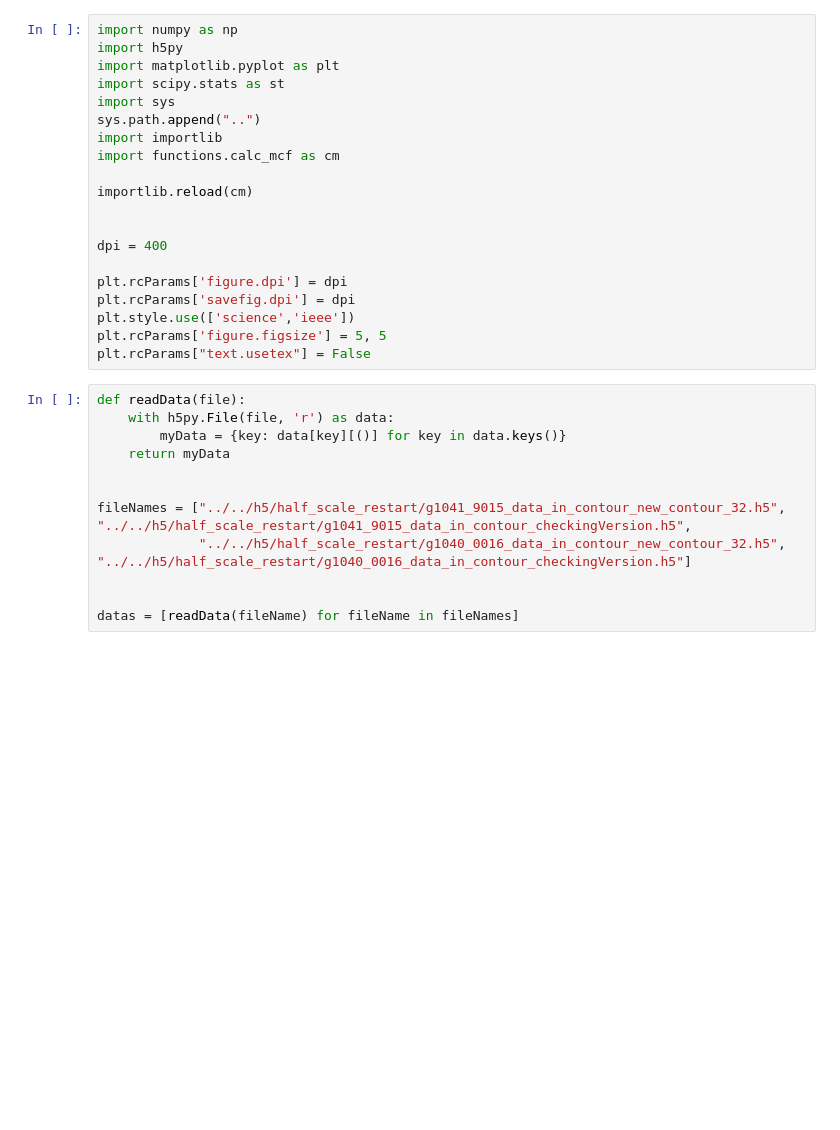
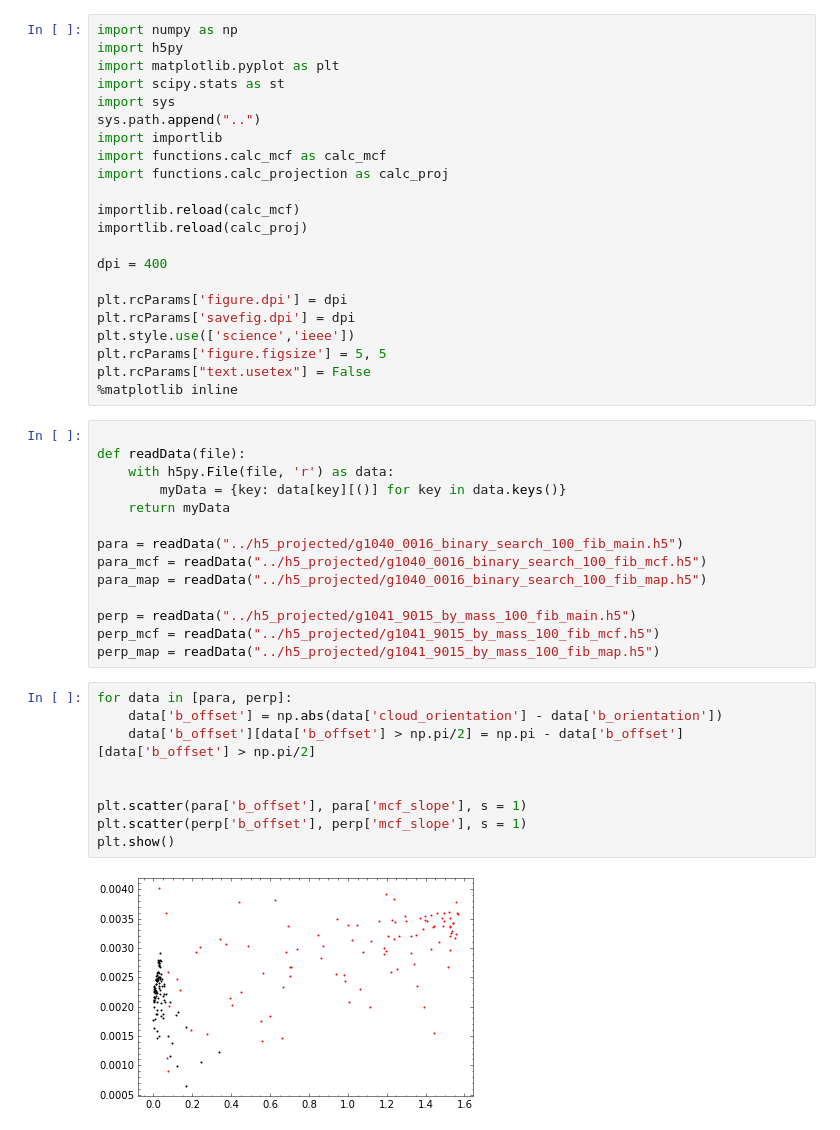
Before and after one commit to HinnyTsang/mcf_project, a Jupyter notebook: validation/check_mcf.ipynb, the cells around one changed output. Cells and saved outputs as stored; diff of their text form; blank space fills up the shorter version.

```diff
--- a/validation/check_mcf.ipynb
+++ b/validation/check_mcf.ipynb
@@ -6,10 +6,11 @@ import scipy.stats as st
 import sys
 sys.path.append("..")
 import importlib
-import functions.calc_mcf as cm
+import functions.calc_mcf as calc_mcf
+import functions.calc_projection as calc_proj
 
-importlib.reload(cm)
-
+importlib.reload(calc_mcf)
+importlib.reload(calc_proj)
 
 dpi = 400
 
@@ -18,15 +19,29 @@ plt.rcParams['savefig.dpi'] = dpi
 plt.style.use(['science','ieee'])
 plt.rcParams['figure.figsize'] = 5, 5
 plt.rcParams["text.usetex"] = False
+%matplotlib inline
 # %%
+
 def readData(file):
     with h5py.File(file, 'r') as data:
         myData = {key: data[key][()] for key in data.keys()}
     return myData
 
+para = readData("../h5_projected/g1040_0016_binary_search_100_fib_main.h5")
+para_mcf = readData("../h5_projected/g1040_0016_binary_search_100_fib_mcf.h5")
+para_map = readData("../h5_projected/g1040_0016_binary_search_100_fib_map.h5")
 
-fileNames = ["../../h5/half_scale_restart/g1041_9015_data_in_contour_new_contour_32.h5", "../../h5/half_scale_restart/g1041_9015_data_in_contour_checkingVersion.h5",
-             "../../h5/half_scale_restart/g1040_0016_data_in_contour_new_contour_32.h5", "../../h5/half_scale_restart/g1040_0016_data_in_contour_checkingVersion.h5"]
-
-
-datas = [readData(fileName) for fileName in fileNames]
+perp = readData("../h5_projected/g1041_9015_by_mass_100_fib_main.h5")
+perp_mcf = readData("../h5_projected/g1041_9015_by_mass_100_fib_mcf.h5")
+perp_map = readData("../h5_projected/g1041_9015_by_mass_100_fib_map.h5")
+# %%
+for data in [para, perp]:
+    data['b_offset'] = np.abs(data['cloud_orientation'] - data['b_orientation'])
+    data['b_offset'][data['b_offset'] > np.pi/2] = np.pi - data['b_offset'][data['b_offset'] > np.pi/2]
+
+
+plt.scatter(para['b_offset'], para['mcf_slope'], s = 1)
+plt.scatter(perp['b_offset'], perp['mcf_slope'], s = 1)
+plt.show()
+# %% [output]
+[figure, added]
```
Also changed, not shown: parts of 6 cells of this notebook, 6 other files.
